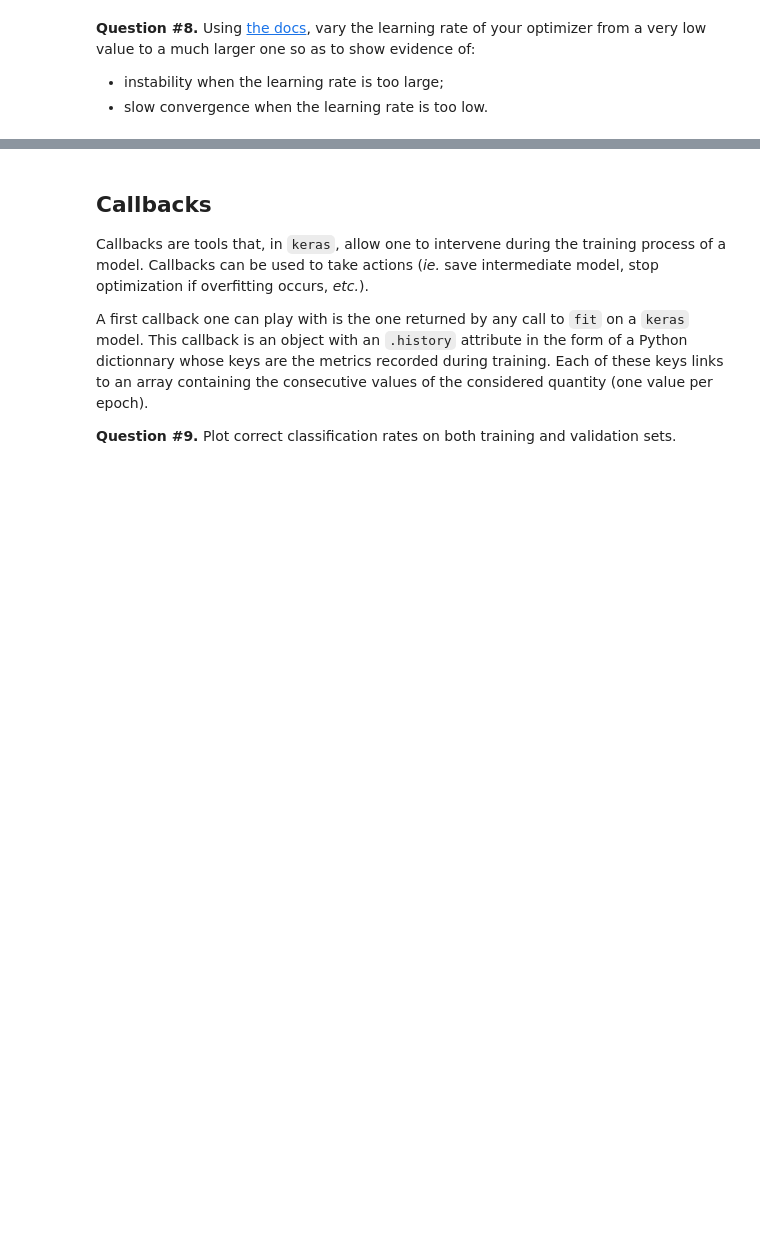
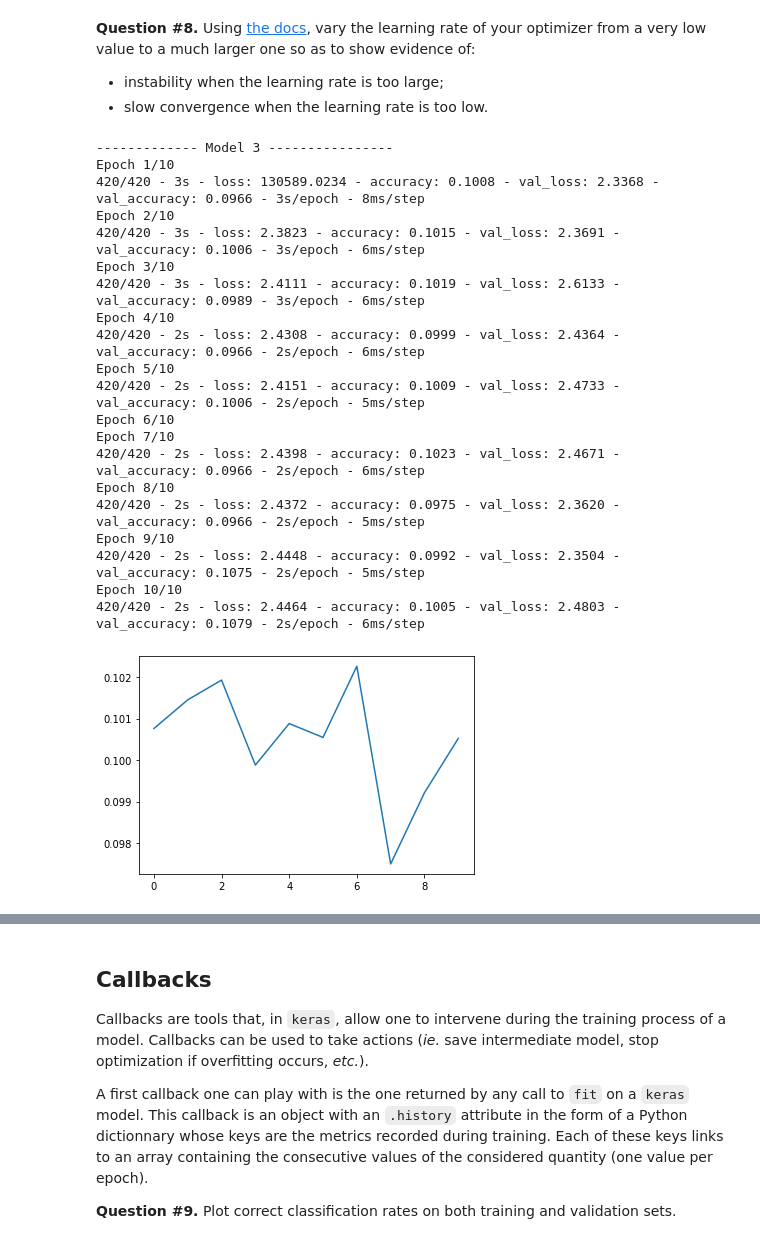
Before and after one commit to GuillaumeBgc/GuillaumeBeguec, a Jupyter notebook: MLP.ipynb, the cells around one changed output, grey strips where cells are left out. Drawn from its saved outputs; the diff is of its cells as text; code cells hidden in the pictures; blank space fills up the shorter version.

```diff
--- a/MLP.ipynb
+++ b/MLP.ipynb
@@ -260,3 +314,24 @@ To do so, `keras` allows to pass, at `fit` time, a fraction of the training data
 ## Optimizers and learning rate
 
 **Question #7.** Change the optimizer used for your model. Use an optimizer with momentum and adaptive learning rate.
+# %%
+model3_bis = Sequential([
+    InputLayer(input_shape=x_train.shape[1:]),
+    Dense(units=128, activation="relu"),
+    Dense(units=128, activation="relu"),
+    Dense(units=128, activation="relu"),
+    Dense(units=y_train.shape[1], activation="softmax")
+])
+print("------------- Model 3 ----------------")
+
+model3_bis.compile(loss="categorical_crossentropy", optimizer="adam", metrics=["accuracy"])
+model3_bis.fit(x_train, y_train, epochs=10, batch_size=100, verbose=2, validation_split=0.3)
+
+print("------------- Model 1 ----------------")
+model1_bis = Sequential([
+    InputLayer(input_shape=x_train.shape[1:]),
+    Dense(units=128, activation="relu"),
+    Dense(units=y_train.shape[1], activation="softmax")
+])
+model1_bis.compile(loss="categorical_crossentropy", optimizer="adam", metrics=["accuracy"])
+model1_bis.fit(x_train, y_train, epochs=10, batch_size=100, verbose=2, validation_split=0.3)
@@ -264,3 +358,41 @@ To do so, `keras` allows to pass, at `fit` time, a fraction of the training data
 **Question #8.** Using [the docs](https://www.tensorflow.org/api_docs/python/tf/keras/optimizers), vary the learning rate of your optimizer from a very low value to a much larger one so as to show evidence of:
 * instability when the learning rate is too large;
 * slow convergence when the learning rate is too low.
+# %%
+model = Sequential([
+    InputLayer(input_shape=x_train.shape[1:]),
+    Dense(units=128, activation="relu"),
+    Dense(units=128, activation="relu"),
+    Dense(units=128, activation="relu"),
+    Dense(units=y_train.shape[1], activation="softmax")
+])
+print("------------- Model ----------------")
+
+import tensorflow as tf
+
+model.compile(loss="categorical_crossentropy", optimizer=tf.keras.optimizers.Adam(learning_rate=3), metrics=["accuracy"])
+h=model.fit(x_train, y_train, epochs=10, batch_size=100, verbose=2, validation_split=0.3)
+plt.plot(h.history["accuracy"])
+plt.show()
+# %% [output]
+------------- Model 3 ----------------
+Epoch 1/10
+420/420 - 3s - loss: 130589.0234 - accuracy: 0.1008 - val_loss: 2.3368 - val_accuracy: 0.0966 - 3s/epoch - 8ms/step
+Epoch 2/10
+420/420 - 3s - loss: 2.3823 - accuracy: 0.1015 - val_loss: 2.3691 - val_accuracy: 0.1006 - 3s/epoch - 6ms/step
+Epoch 3/10
+420/420 - 3s - loss: 2.4111 - accuracy: 0.1019 - val_loss: 2.6133 - val_accuracy: 0.0989 - 3s/epoch - 6ms/step
+Epoch 4/10
+420/420 - 2s - loss: 2.4308 - accuracy: 0.0999 - val_loss: 2.4364 - val_accuracy: 0.0966 - 2s/epoch - 6ms/step
+Epoch 5/10
+420/420 - 2s - loss: 2.4151 - accuracy: 0.1009 - val_loss: 2.4733 - val_accuracy: 0.1006 - 2s/epoch - 5ms/step
+Epoch 6/10
+Epoch 7/10
+420/420 - 2s - loss: 2.4398 - accuracy: 0.1023 - val_loss: 2.4671 - val_accuracy: 0.0966 - 2s/epoch - 6ms/step
+Epoch 8/10
+420/420 - 2s - loss: 2.4372 - accuracy: 0.0975 - val_loss: 2.3620 - val_accuracy: 0.0966 - 2s/epoch - 5ms/step
+Epoch 9/10
+420/420 - 2s - loss: 2.4448 - accuracy: 0.0992 - val_loss: 2.3504 - val_accuracy: 0.1075 - 2s/epoch - 5ms/step
+Epoch 10/10
+420/420 - 2s - loss: 2.4464 - accuracy: 0.1005 - val_loss: 2.4803 - val_accuracy: 0.1079 - 2s/epoch - 6ms/step
+[figure, added]
```
Also changed, not shown: parts of 17 cells of this notebook.
